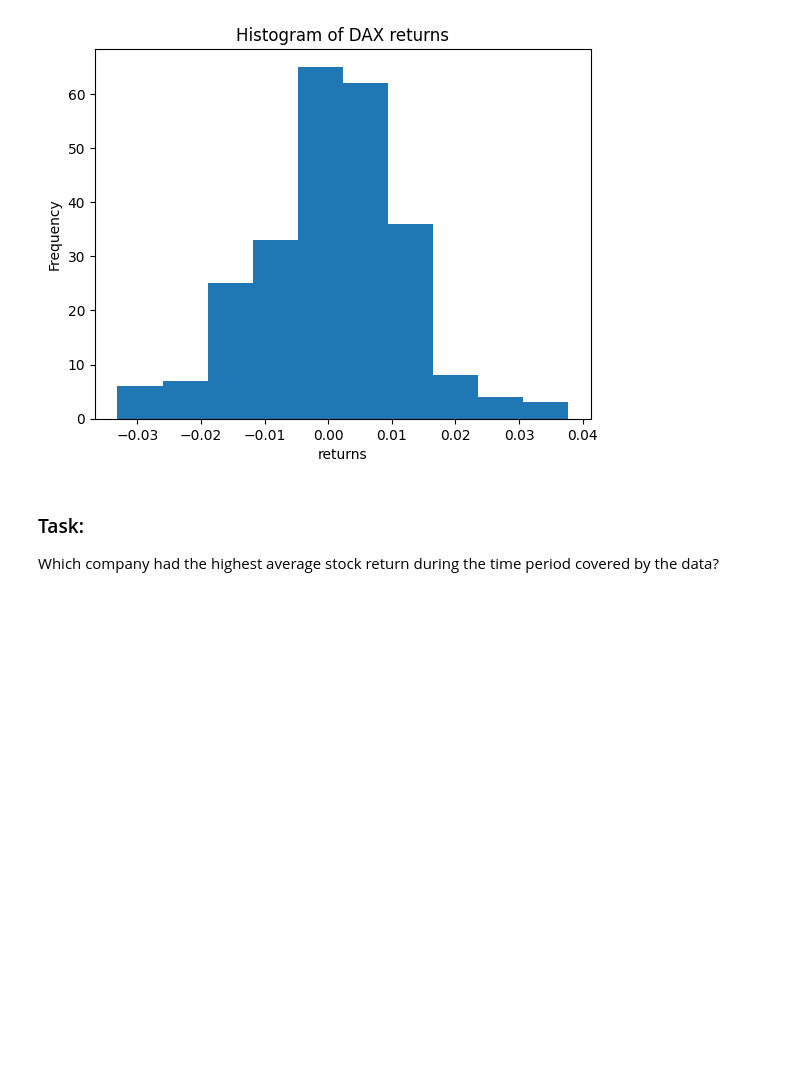
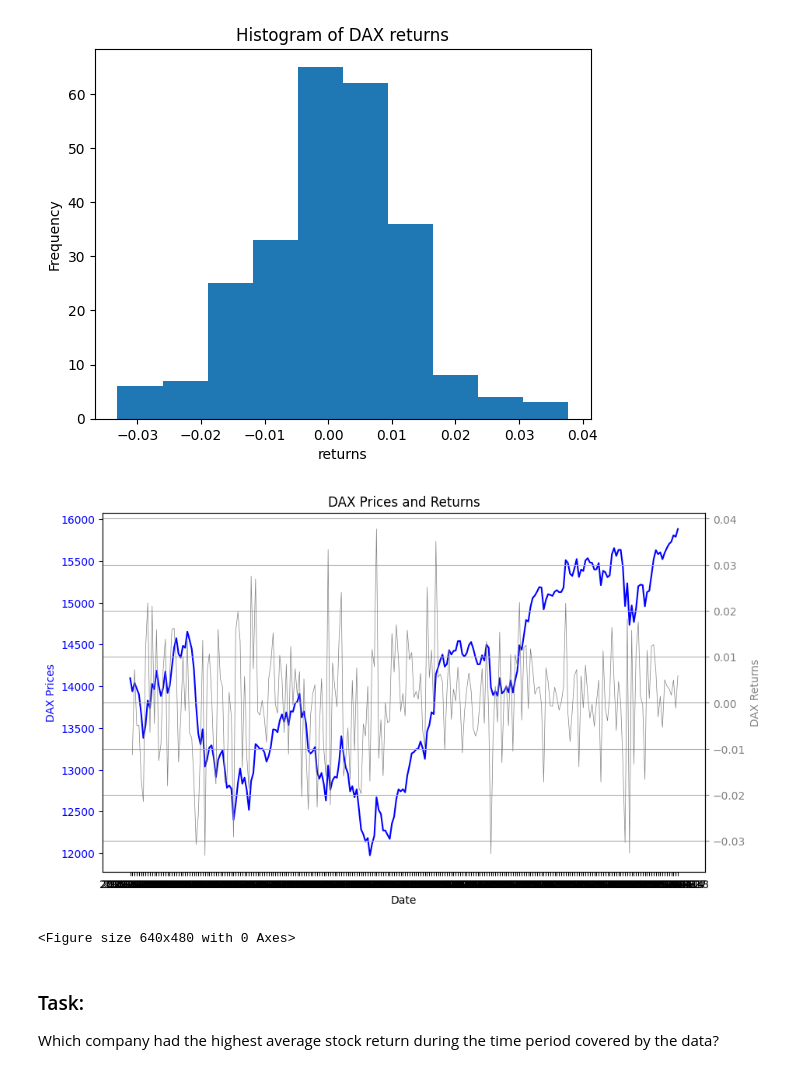
Before and after one commit to iwh-halle/fdap-2024-Big-Eric-Blip, a Jupyter notebook: homework/02/02_python.ipynb, the cells around one changed output. Drawn from its saved outputs; the diff is of its cells as text; code cells hidden in the pictures; blank space fills up the shorter version.

Commit message:
Add last tasks

```diff
--- a/homework/02/02_python.ipynb
+++ b/homework/02/02_python.ipynb
@@ -190,3 +188,24 @@ plt.savefig('02_python_DAX_returns_histogram.png')
+# %%
+# Task 2: Plot prices and returns of DAX in one plot with two y-axes
+fig,ax1=plt.subplots(figsize=(10,6))
+
+ax1.plot(prices['.GDAXI'],color='b')
+ax1.set_xlabel('Date')
+ax1.set_ylabel('DAX Prices',color='b')
+ax1.tick_params('y', colors='b')
+
+ax2 = ax1.twinx()
+ax2.plot(returns['.GDAXI'],color='grey',linewidth=0.5)
+ax2.set_ylabel('DAX Returns', color='grey')
+ax2.tick_params('y', colors='grey')
+
+plt.title('DAX Prices and Returns')
+plt.grid(True)
+plt.show()
+plt.savefig('02_python_DAX_prices_returns.png')
+# %% [output]
+[figure, added]
+<Figure size 640x480 with 0 Axes>
 # %% [markdown]
 ### Task:
 
```
Also changed, not shown: parts of 1 cell of this notebook, 2 other files.
